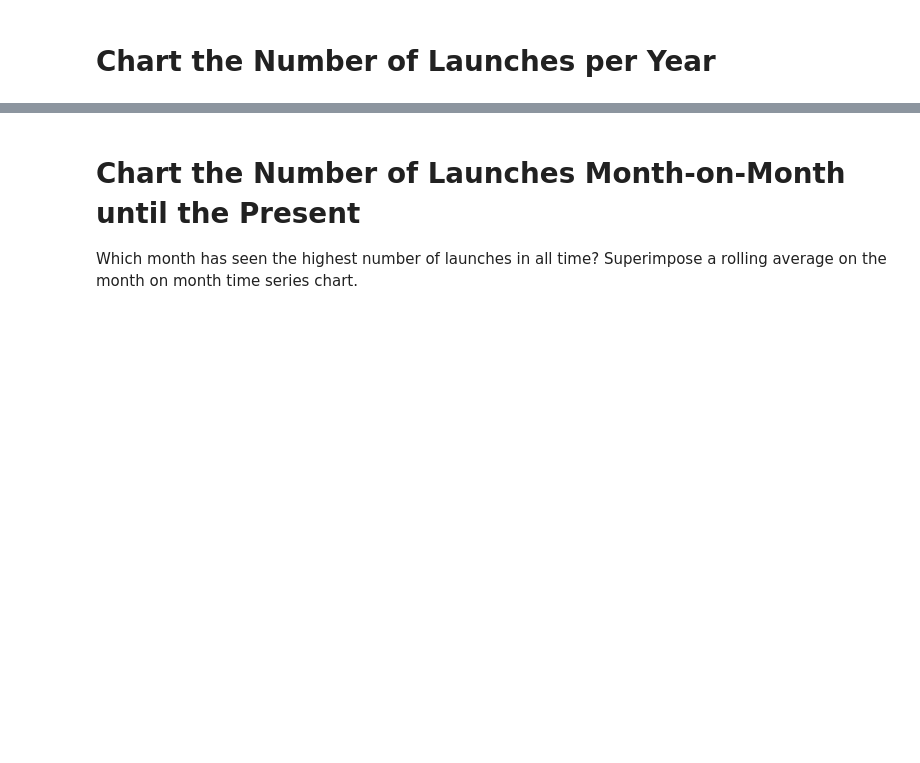
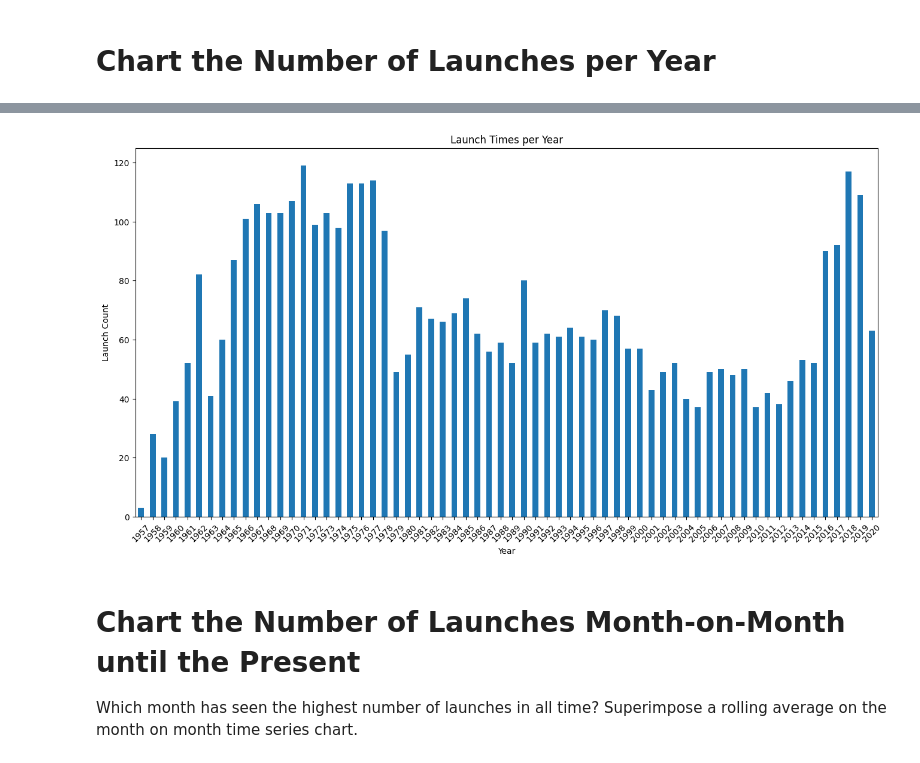
Before and after one commit to chgwyellow/Analyse---Visualise-the-Space-Race, a Jupyter notebook: Space_Missions_Analysis.ipynb, the cells around one changed output, grey strips where cells are left out. Saved outputs shown, nothing was run; the diff lists cells and outputs as text; code cells hidden in the pictures; blank space fills up the shorter version.

Commit message:
Completed the launches per Year.

```diff
--- a/Space_Missions_Analysis.ipynb
+++ b/Space_Missions_Analysis.ipynb
@@ -364,3 +364,6 @@ fig.update_layout(
 fig.show()
 # %% [markdown]
 # Chart the Number of Launches per Year
+# %%
+df_data.Date = pd.to_datetime(df_data.Date, errors="coerce", utc=True)
+df_data
@@ -367,3 +384,15 @@ fig.show()
+# %%
+launch_count_per_year = df_data.Date.dt.year.value_counts().sort_index()
+
+plt.figure(figsize=(16,8))
+launch_count_per_year.plot(kind="bar")
+plt.xticks(rotation=45)
+plt.xlabel("Year")
+plt.ylabel("Launch Count")
+plt.title("Launch Times per Year")
+plt.show()
+# %% [output]
+[figure, added]
 # %% [markdown]
 # Chart the Number of Launches Month-on-Month until the Present
 
```
Also changed, not shown: parts of 1 cell of this notebook.
